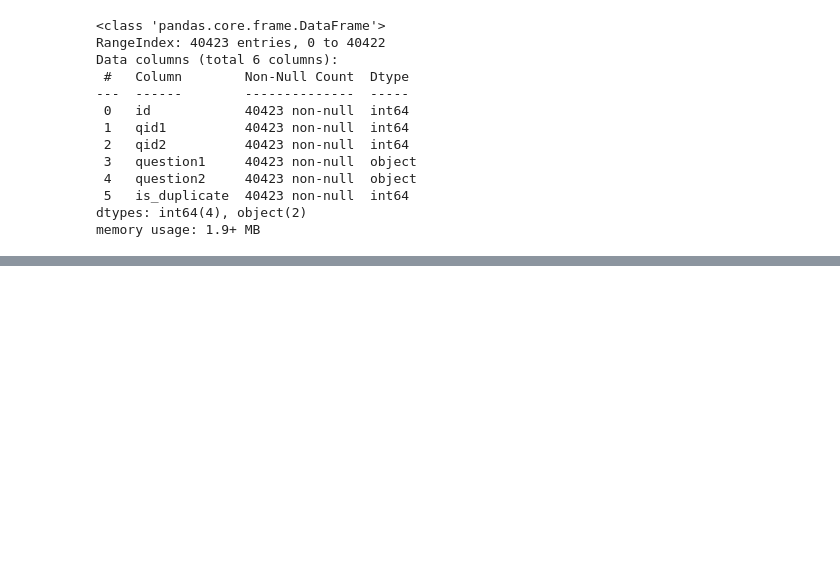
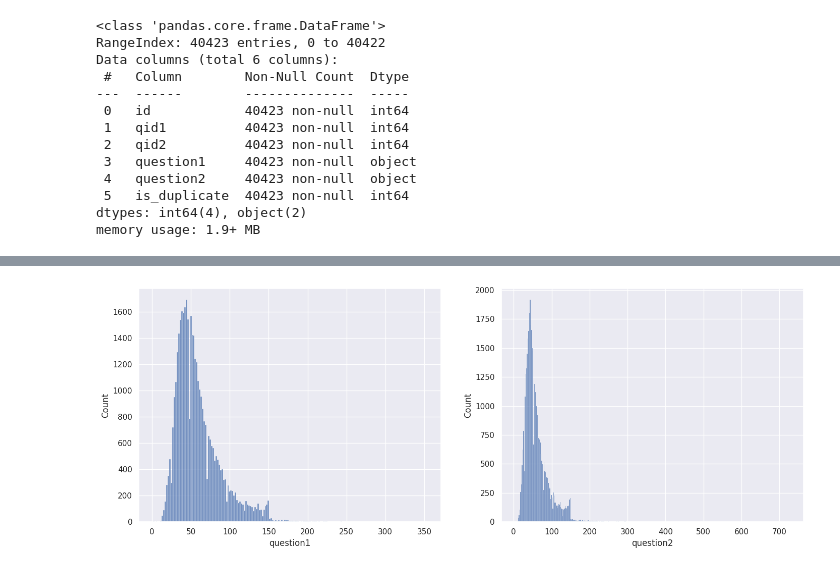
Before and after one commit to aman-chauhan/Quora-Question-Pair, a Jupyter notebook: eda.ipynb, the cells around one changed output, grey strips where cells are left out. Drawn from its saved outputs; the diff is of its cells as text; code cells hidden in the pictures; blank space fills up the shorter version.

```diff
--- a/eda.ipynb
+++ b/eda.ipynb
@@ -411,0 +420,6 @@ memory usage: 1.9+ MB
+# %%
+fig, ax = plt.subplots(1, 2, figsize=(17, 6))
+_ = sns.histplot(dev_df["question1"].str.len(), ax=ax[0])
+_ = sns.histplot(dev_df["question2"].str.len(), ax=ax[1])
+# %% [output]
+[figure, added]
```
Also changed, not shown: parts of 7 cells of this notebook.
